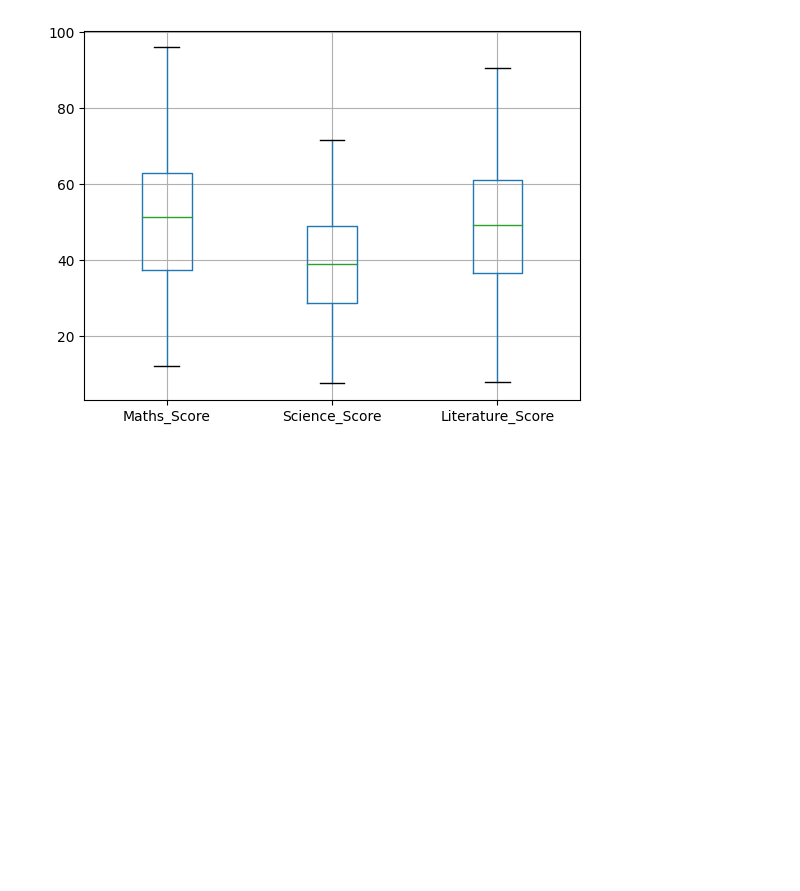
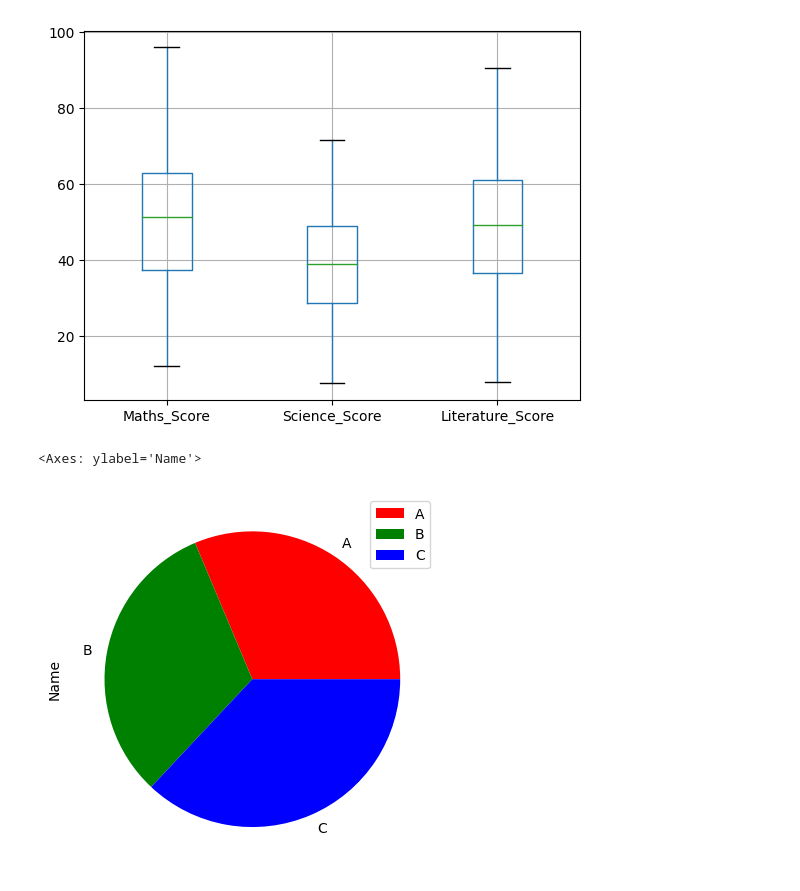
Before and after one commit to ZiolesXy/DataAnalytic, a Jupyter notebook: Visualisasi_Grafik.ipynb, the cells around one changed output. Cells and saved outputs as stored; diff of their text form; code cells hidden in the pictures; blank space fills up the shorter version.

```diff
--- a/Visualisasi_Grafik.ipynb
+++ b/Visualisasi_Grafik.ipynb
@@ -61,3 +61,9 @@ sd.boxplot(column=['Maths_Score', 'Science_Score', 'Literature_Score'])
 # %% [output]
 <Axes: >
 [figure]
+# %%
+student_count=sd.groupby(['Group'])[['Name']].count()
+student_count.plot.pie(y="Name", colors=["red", "green", "blue"])
+# %% [output]
+<Axes: ylabel='Name'>
+[figure, added]
```
